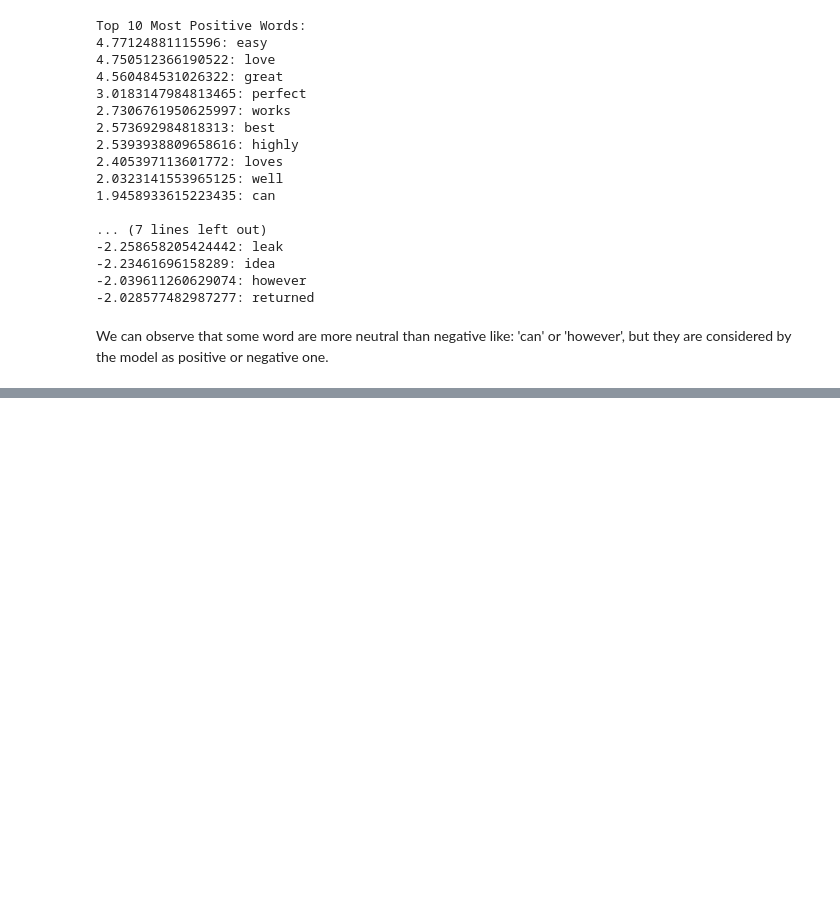
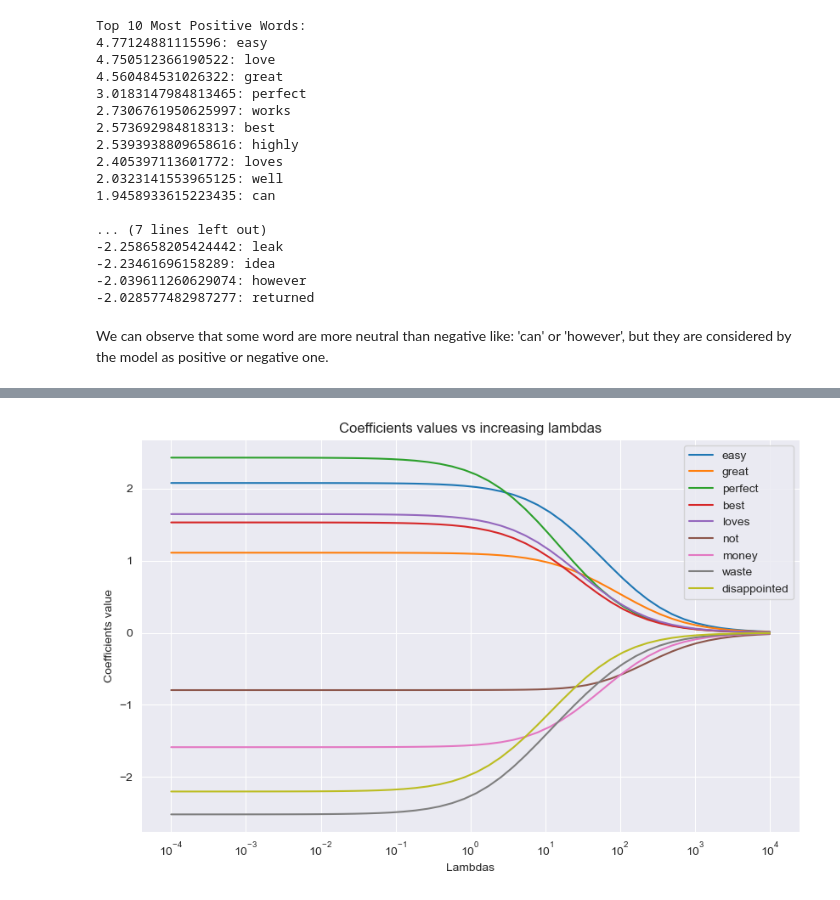
Before and after one commit to adamzulu123/Introduction-to-data-analysis, a Jupyter notebook: Notebook3/Advanced_notebook3.ipynb, the cells around one changed output, grey strips where cells are left out. Cells and saved outputs as stored; diff of their text form; code cells hidden in the pictures; blank space fills up the shorter version.

```diff
--- a/Notebook3/Advanced_notebook3.ipynb
+++ b/Notebook3/Advanced_notebook3.ipynb
@@ -134,0 +175,35 @@ We can observe that some word are more neutral than negative like: 'can' or 'how
+# %%
+selected_words = ['easy', 'great', 'perfect', 'best', 'loves', 'not', 'money', 'waste', 'disappointed']
+vectorizer = TfidfVectorizer(vocabulary=selected_words)
+feature_names = vectorizer.get_feature_names_out()
+selected_indexes = np.where(np.isin(feature_names, selected_words))[0] #[0] is to get only index not values
+
+X = vectorizer.fit_transform(logistic_regr_data['review'].values)
+Y = logistic_regr_data['new_rating'].values
+
+X_train, X_test, y_train, y_test = train_test_split(X, Y, test_size=0.2, random_state=42)
+
+coefficients = []
+lambdas = np.logspace(-4, 4, base=10) #lambda from 10^-4 to 10^4
+
+for lambd in lambdas:
+    model = LogisticRegression(C=1/lambd, solver='liblinear', class_weight='balanced')
+    model.fit(X_train, y_train)
+    y_pred = model.predict(X_test)
+    coef = model.coef_[0]
+    coefficients.append(coef[selected_indexes])
+
+coefficients = np.array(coefficients)
+plt.figure(figsize=(10, 6))
+for i, word in enumerate(selected_words):
+    plt.plot(lambdas, coefficients[:, i], label=word)
+
+plt.xscale('log')
+plt.xlabel("Lambdas")
+plt.ylabel("Coefficients value")
+plt.title("Coefficients values vs increasing lambdas")
+plt.legend()
+
+plt.show()
+# %% [output]
+[figure, added]
```
Also changed, not shown: parts of 27 cells of this notebook, 3 other files.
